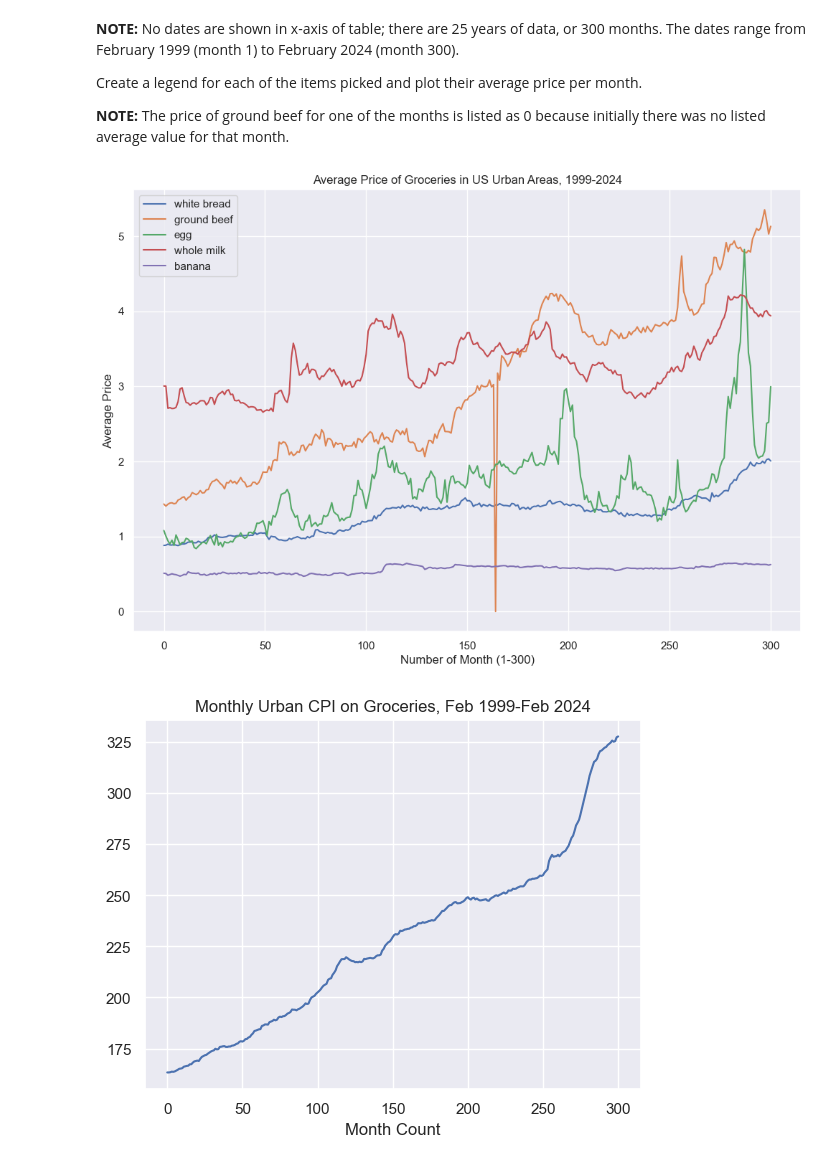
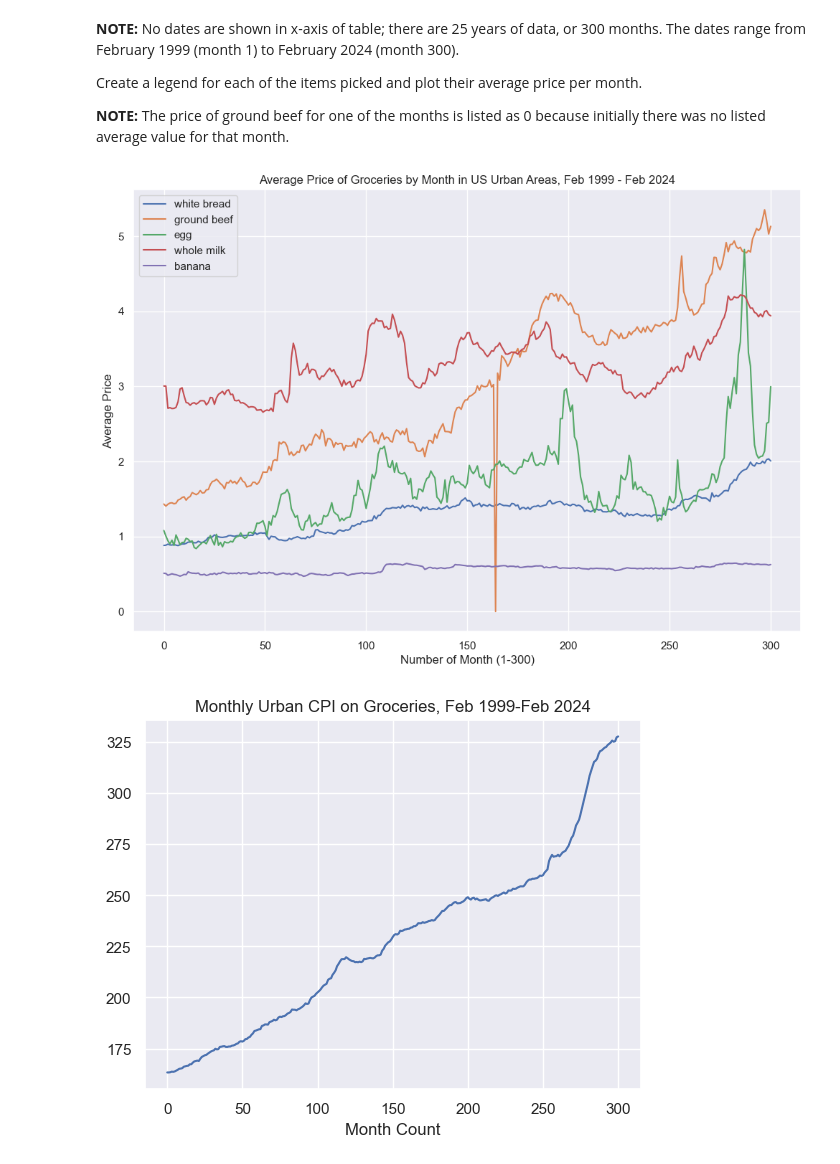
Before and after one commit to matthewjchin/grocerypriceanalysis, a Jupyter notebook: fred_groceries_eda.ipynb, the cells around one changed output. Saved outputs shown, nothing was run; the diff lists cells and outputs as text; code cells hidden in the pictures.

```diff
--- a/fred_groceries_eda.ipynb
+++ b/fred_groceries_eda.ipynb
@@ -144,17 +148,17 @@ average value for that month.
 # %%
 plt.figure(figsize=(12,8))
 plt.plot(groceries_df['white_bread'])
 plt.plot(groceries_df['ground_beef'])
 plt.plot(groceries_df['egg'])
 plt.plot(groceries_df['whole_milk'])
 plt.plot(groceries_df['banana'])
 plt.legend(['white bread', 'ground beef', 'egg', 'whole milk', 'banana'])
 plt.xlabel("Number of Month (1-300)")
 plt.ylabel("Average Price")
-plt.title("Average Price of Groceries in US Urban Areas, 1999-2024")
+plt.title("Average Price of Groceries by Month in US Urban Areas, Feb 1999 - Feb 2024")
 plt.show()
 # %% [output]
-[figure, old version]
+[figure, new version]
 # %%
 # Line graph of Urban CPI from Feb 1999 to Feb 2024
 
```
Also changed, not shown: parts of 7 cells of this notebook, 1 other file.
